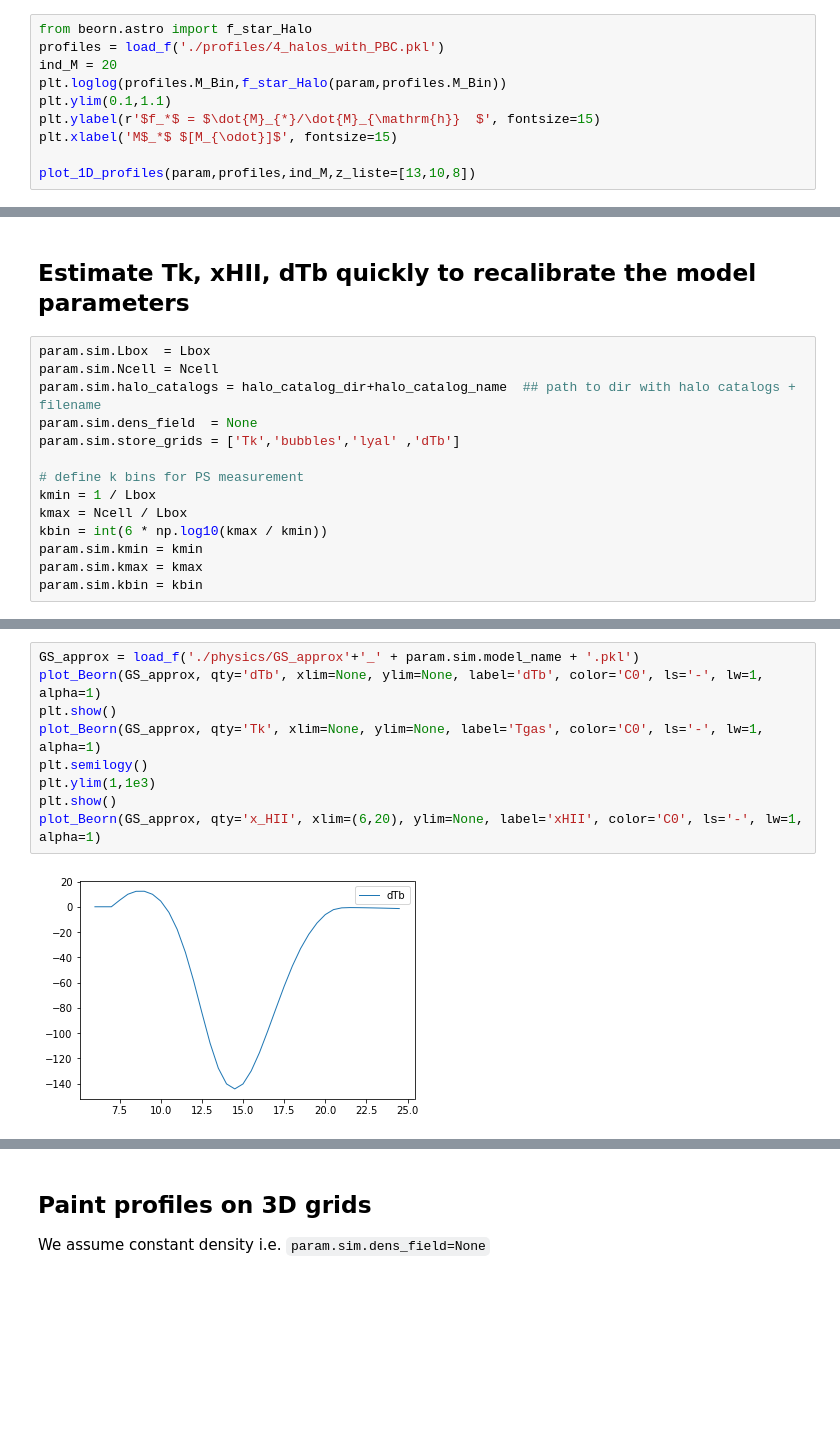
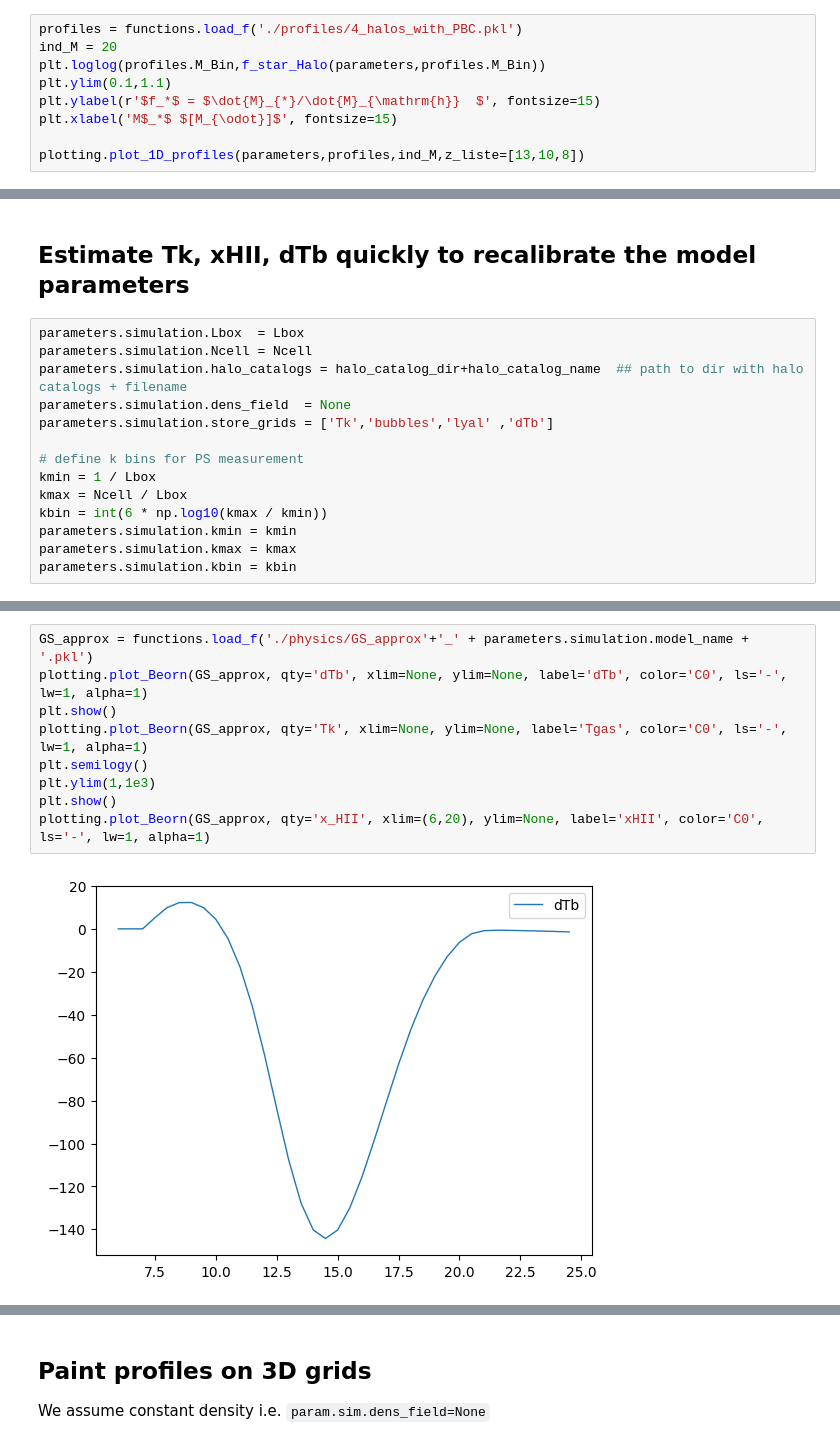
Before and after one commit to cosmic-reionization/BEoRN, a Jupyter notebook: examples/Test_case_with_N_halos.ipynb, the cells around one changed output, grey strips where cells are left out. Drawn from its saved outputs; the diff is of its cells as text; blank space fills up the shorter version.

```diff
--- a/examples/Test_case_with_N_halos.ipynb
+++ b/examples/Test_case_with_N_halos.ipynb
@@ -126,13 +140,12 @@ It took 00:01:14 to compute the profiles.
 # %%
-from beorn.astro import f_star_Halo
-profiles = load_f('./profiles/4_halos_with_PBC.pkl')
+profiles = functions.load_f('./profiles/4_halos_with_PBC.pkl')
 ind_M = 20
-plt.loglog(profiles.M_Bin,f_star_Halo(param,profiles.M_Bin))
+plt.loglog(profiles.M_Bin,f_star_Halo(parameters,profiles.M_Bin))
 plt.ylim(0.1,1.1)
 plt.ylabel(r'$f_*$ = $\dot{M}_{*}/\dot{M}_{\mathrm{h}}  $', fontsize=15)
 plt.xlabel('M$_*$ $[M_{\odot}]$', fontsize=15)
 
-plot_1D_profiles(param,profiles,ind_M,z_liste=[13,10,8])
+plotting.plot_1D_profiles(parameters,profiles,ind_M,z_liste=[13,10,8])
 # %% [output]
 z, Mh =  13.0 , 7.39e+08
 z, Mh =  10.0 , 7.90e+09
@@ -142,18 +155,18 @@ z, Mh =  8.0 , 3.84e+10
 # %% [markdown]
 ## Estimate Tk, xHII, dTb quickly to recalibrate the model parameters
 # %%
-param.sim.Lbox  = Lbox
-param.sim.Ncell = Ncell
-param.sim.halo_catalogs = halo_catalog_dir+halo_catalog_name  ## path to dir with halo catalogs + filename
-param.sim.dens_field  = None
-param.sim.store_grids = ['Tk','bubbles','lyal' ,'dTb']
+parameters.simulation.Lbox  = Lbox
+parameters.simulation.Ncell = Ncell
+parameters.simulation.halo_catalogs = halo_catalog_dir+halo_catalog_name  ## path to dir with halo catalogs + filename
+parameters.simulation.dens_field  = None
+parameters.simulation.store_grids = ['Tk','bubbles','lyal' ,'dTb']
 
 # define k bins for PS measurement
 kmin = 1 / Lbox
 kmax = Ncell / Lbox
 kbin = int(6 * np.log10(kmax / kmin))
-param.sim.kmin = kmin
-param.sim.kmax = kmax
-param.sim.kbin = kbin
+parameters.simulation.kmin = kmin
+parameters.simulation.kmax = kmax
+parameters.simulation.kbin = kbin
 # %%
 # Quick calculation of the global quantities from the distribution of halos and the 1D profiles (similar to eq 11 in 2302.06626)
@@ -164,13 +177,13 @@ Computing global quantities (sfrd, Tk, xHII, dTb, xal, xcoll) from 1D profiles a
 param.solver.Nz is given as a np array.
 ....done. Returns a dictionnary.
 # %%
-GS_approx = load_f('./physics/GS_approx'+'_' + param.sim.model_name + '.pkl')
-plot_Beorn(GS_approx, qty='dTb', xlim=None, ylim=None, label='dTb', color='C0', ls='-', lw=1, alpha=1)
+GS_approx = functions.load_f('./physics/GS_approx'+'_' + parameters.simulation.model_name + '.pkl')
+plotting.plot_Beorn(GS_approx, qty='dTb', xlim=None, ylim=None, label='dTb', color='C0', ls='-', lw=1, alpha=1)
 plt.show()
-plot_Beorn(GS_approx, qty='Tk', xlim=None, ylim=None, label='Tgas', color='C0', ls='-', lw=1, alpha=1)
+plotting.plot_Beorn(GS_approx, qty='Tk', xlim=None, ylim=None, label='Tgas', color='C0', ls='-', lw=1, alpha=1)
 plt.semilogy()
 plt.ylim(1,1e3)
 plt.show()
-plot_Beorn(GS_approx, qty='x_HII', xlim=(6,20), ylim=None, label='xHII', color='C0', ls='-', lw=1, alpha=1)
+plotting.plot_Beorn(GS_approx, qty='x_HII', xlim=(6,20), ylim=None, label='xHII', color='C0', ls='-', lw=1, alpha=1)
 # %% [output]
-[figure, old version]
+[figure, new version]
```
Also changed, not shown: parts of 15 cells of this notebook, 3 other files.
